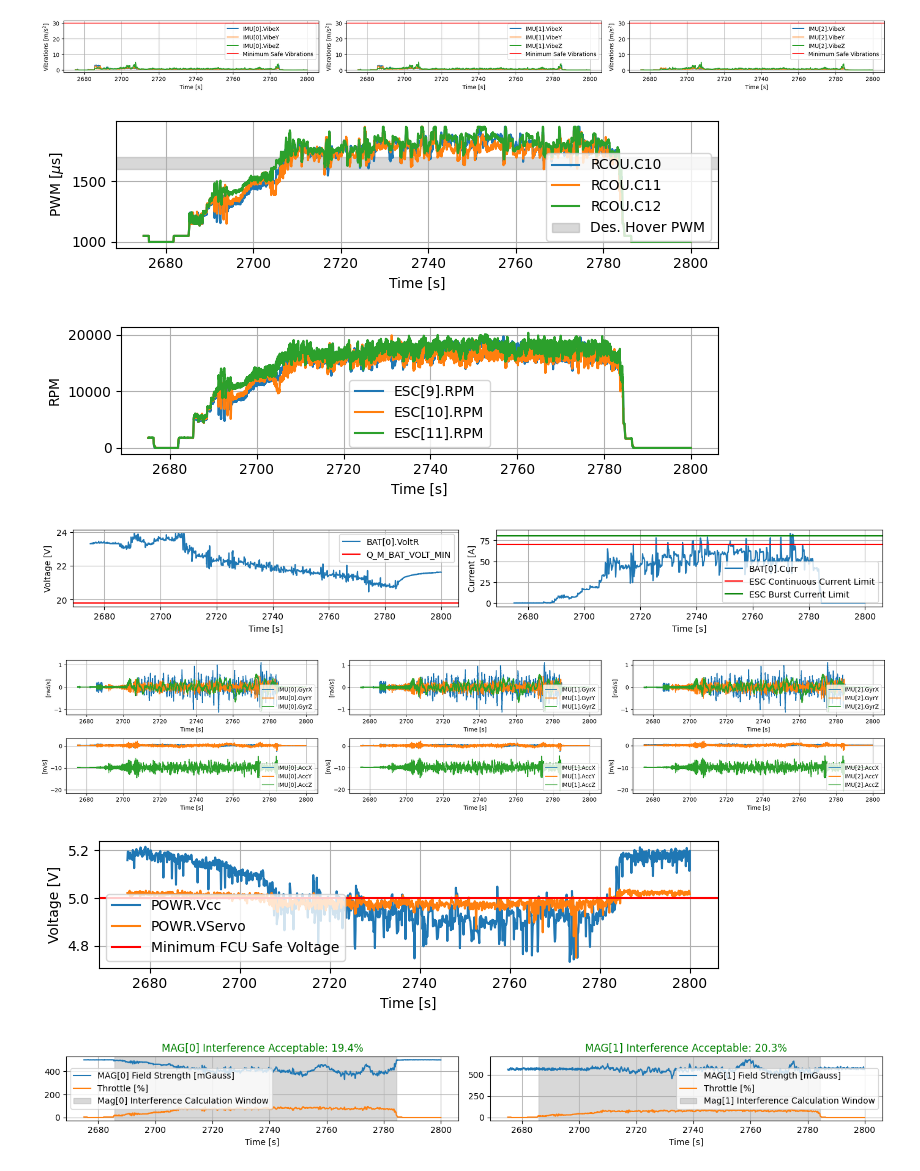
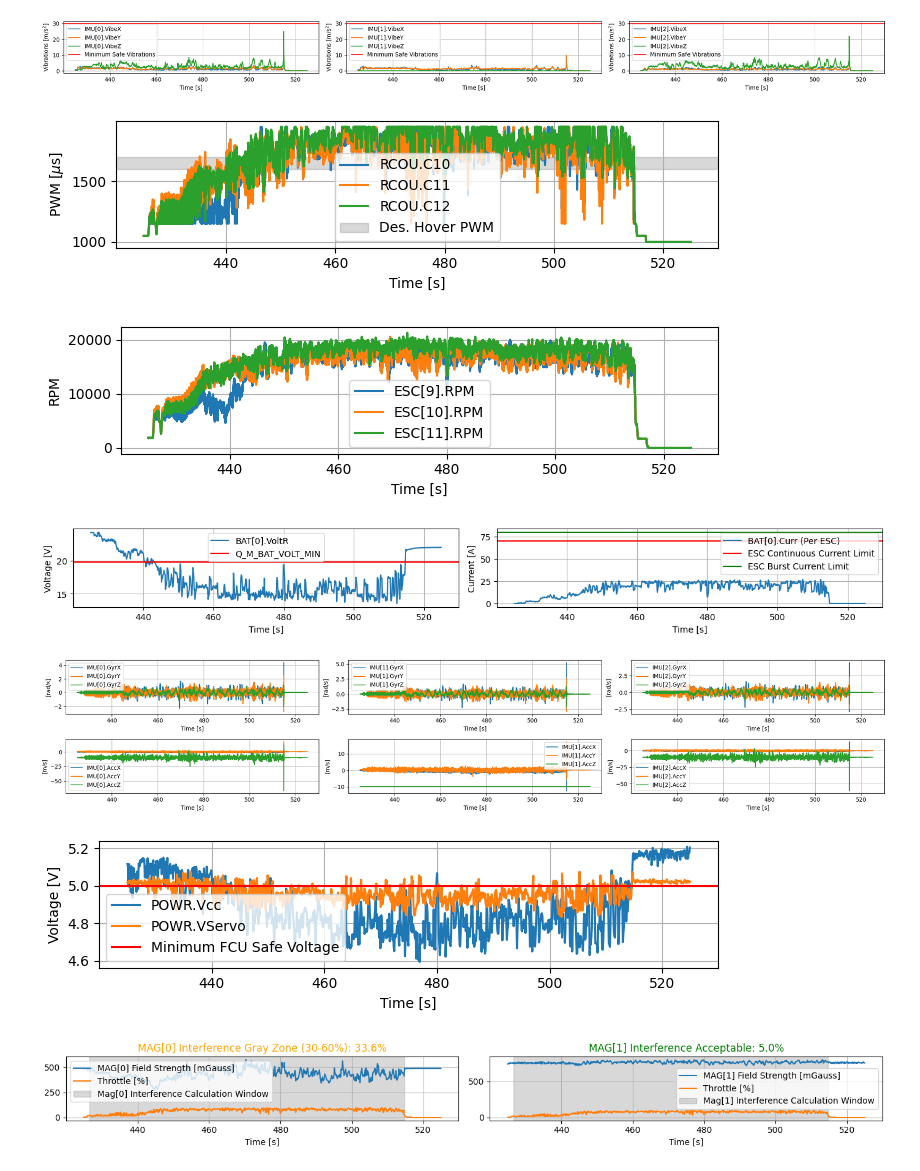
Before and after one commit to SukhbirMahal1/ArduPilotLogReviewer, a Jupyter notebook: examples/example_normal_log_review.ipynb, the cells around one changed output. Saved outputs shown, nothing was run; the diff lists cells and outputs as text; code cells hidden in the pictures.

```diff
--- a/examples/example_normal_log_review.ipynb
+++ b/examples/example_normal_log_review.ipynb
@@ -1,7 +1,7 @@
 # %%
 from ardupilot_log_reviewer import ArduPilotLogReviewer
 
-filedate = "2026-03-27"
+filedate = "2026-04-22"
 filepath = f"logs/{filedate}.BIN"
 MOTOR_RCOU_CH = [10, 11, 12]
 
@@ -10,8 +10,8 @@ reviewer = ArduPilotLogReviewer(
     filepath=filepath,
     MOTOR_RCOU_CH=MOTOR_RCOU_CH,
     auto_detect_flight=False,
-    T_MIN=2675,
-    T_MAX=2800,
+    T_MIN=425,
+    T_MAX=525,
     ESC_CONT_A=70,
     ESC_BURST_A=80,
     save_plots=True,
@@ -52,7 +52,7 @@ Saving SUMMARY_2026-03-27.txt...
-[figure, old version]
+[figure, new version]
-[figure, old version]
+[figure, new version]
-[figure, old version]
+[figure, new version]
-[figure, old version]
+[figure, new version]
-[figure, old version]
+[figure, new version]
-[figure, old version]
+[figure, new version]
-[figure, old version]
+[figure, new version]
```
Also changed, not shown: parts of 1 cell of this notebook, 3 other files.
